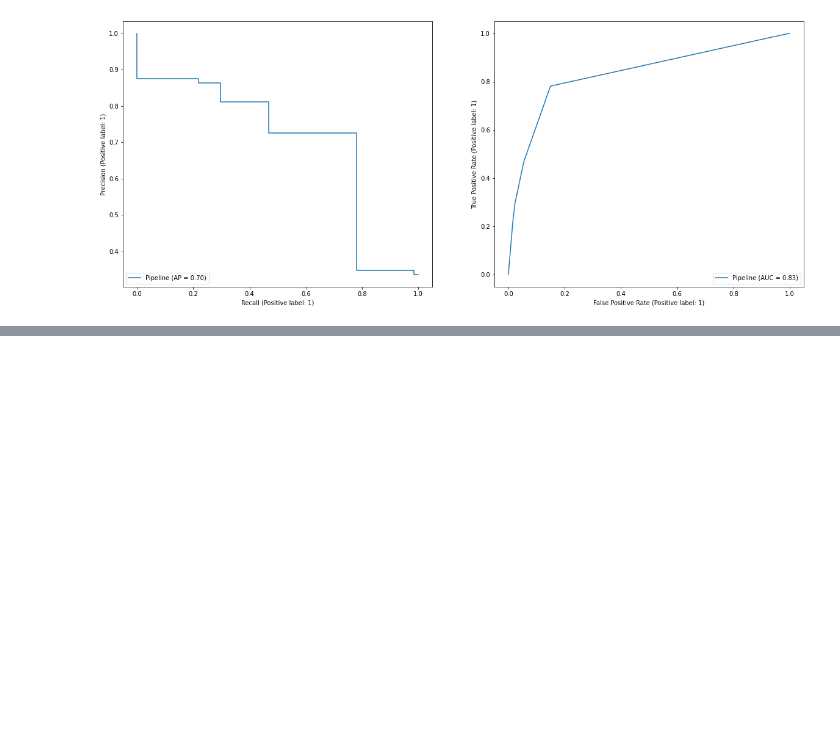
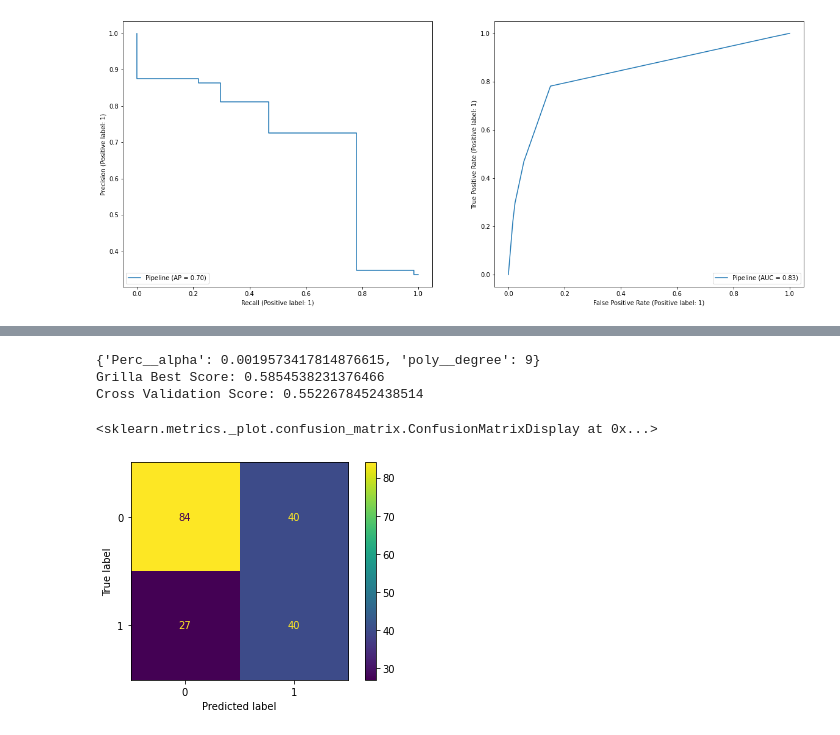
Before and after one commit to JaviCeRodriguez/Heart-Failure-ML, a Jupyter notebook: classification.ipynb, the cells around one changed output, grey strips where cells are left out. Saved outputs shown, nothing was run; the diff lists cells and outputs as text; code cells hidden in the pictures; blank space fills up the shorter version.

```diff
--- a/classification.ipynb
+++ b/classification.ipynb
@@ -284,0 +313,19 @@ plot_roc_curve(dt_model, feat_train, targ_train,ax=ax2)
+# %%
+per_model = per_grilla.best_estimator_
+print(per_grilla.best_params_)
+print("Grilla Best Score: {}".format(per_grilla.best_score_))
+
+print("Cross Validation Score: {}".format(cross_val_score(per_model, feat_train, targ_train,cv=sss,scoring="f1").mean()))
+# %% [output]
+{'Perc__alpha': 0.0019573417814876615, 'poly__degree': 9}
+Grilla Best Score: 0.5854538231376466
+Cross Validation Score: 0.5522678452438514
+# %%
+per_predicted = cross_val_predict(per_model,feat_train,targ_train,cv=40)
+# %%
+cm = confusion_matrix(targ_train, per_predicted)
+disp = ConfusionMatrixDisplay(confusion_matrix=cm)
+disp.plot()
+# %% [output]
+<sklearn.metrics._plot.confusion_matrix.ConfusionMatrixDisplay at 0x...>
+[figure, added]
```
Also changed, not shown: parts of 14 cells of this notebook.
